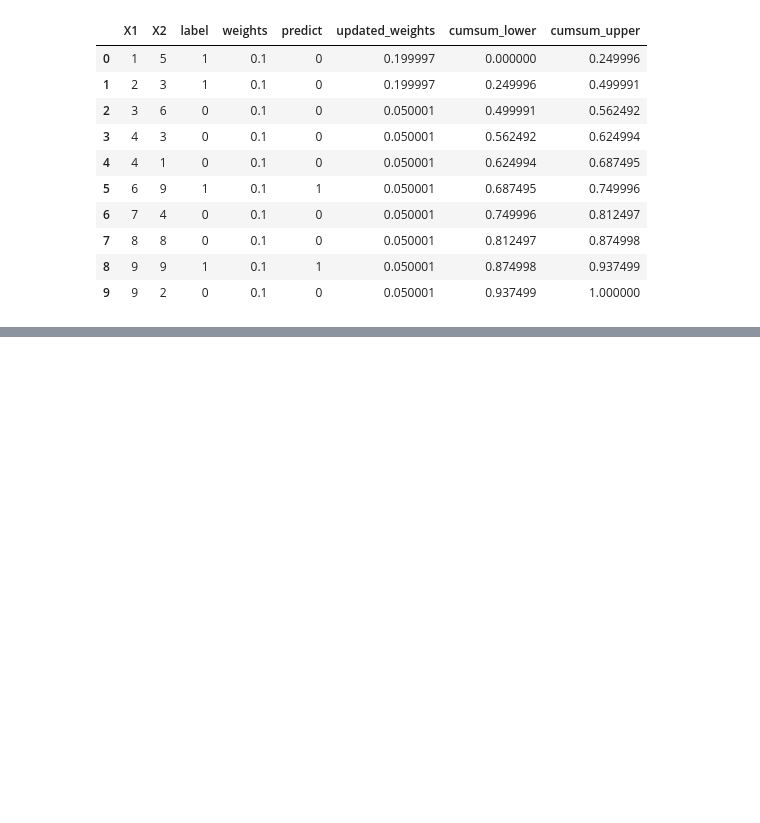
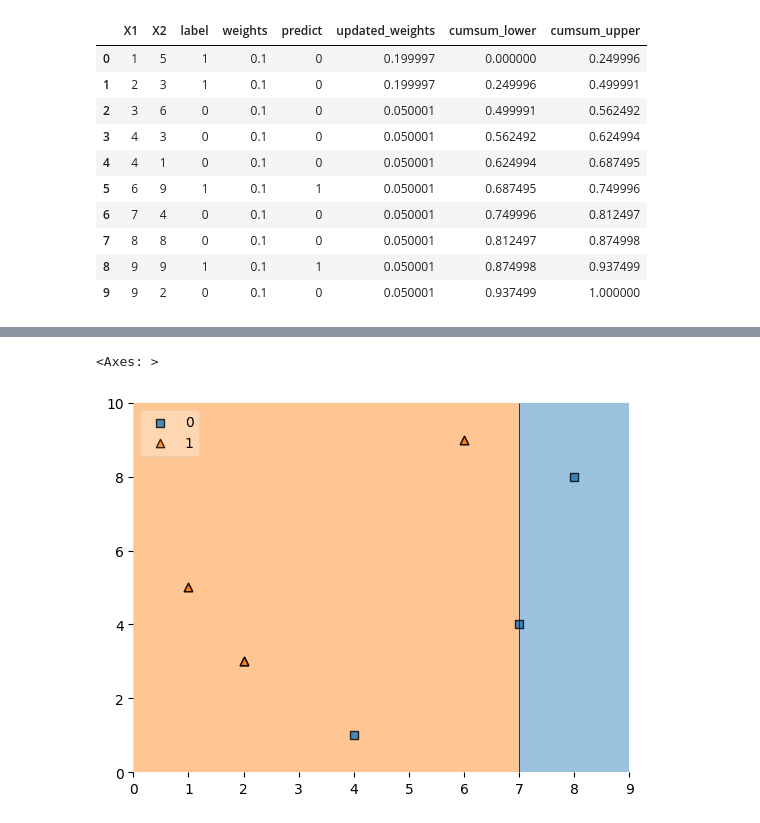
Before and after one commit to utkarshsahil04/Machine_learning_campusX_code, a Jupyter notebook: Lecture116/adaboost.ipynb, the cells around one changed output, grey strips where cells are left out. Saved outputs shown, nothing was run; the diff lists cells and outputs as text; code cells hidden in the pictures; blank space fills up the shorter version.

```diff
--- a/Lecture116/adaboost.ipynb
+++ b/Lecture116/adaboost.ipynb
@@ -194,0 +239,6 @@ def create_new_dataset(df):
+# %%
+
+plot_decision_regions(X, y, clf=dt2, legend=2)
+# %% [output]
+<Axes: >
+[figure, added]
```
Also changed, not shown: parts of 21 cells of this notebook.
